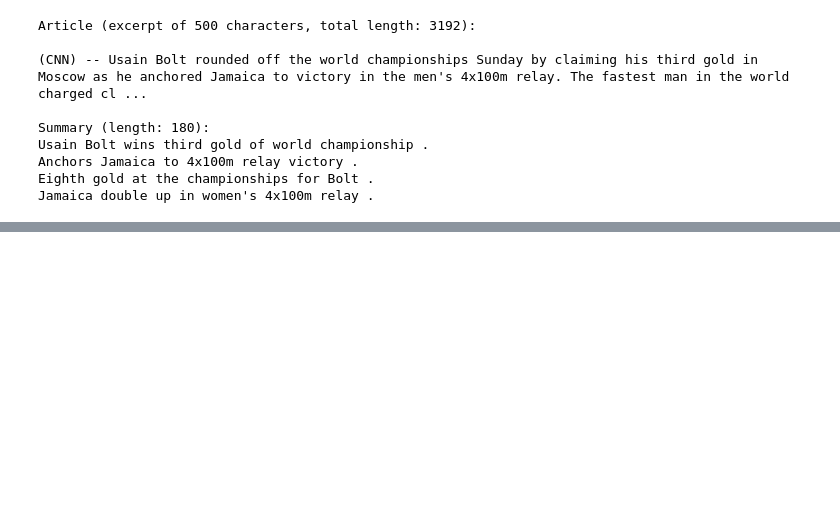
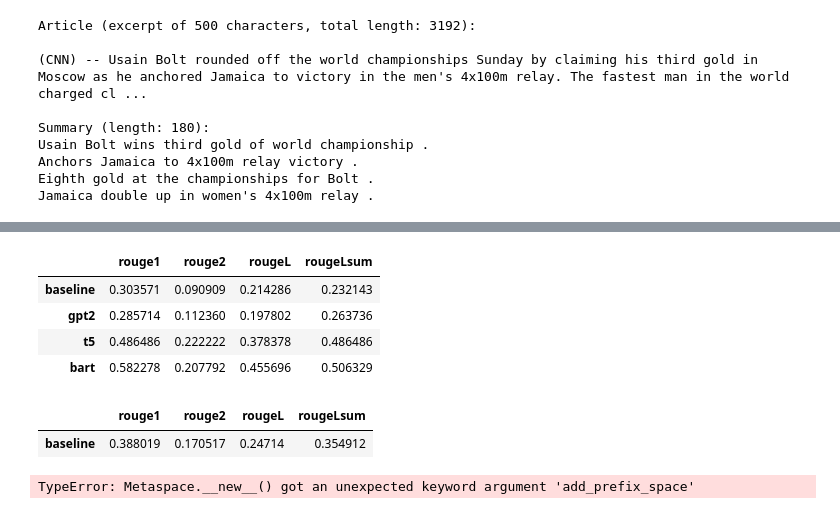
Before and after one commit to thereallexluttor/LLMS, a Jupyter notebook: chapter6.ipynb, the cells around one changed output, grey strips where cells are left out. Saved outputs shown, nothing was run; the diff lists cells and outputs as text; code cells hidden in the pictures; blank space fills up the shorter version.

Commit message:
chapter 6, incomplete. pegasus had an issue.

```diff
--- a/chapter6.ipynb
+++ b/chapter6.ipynb
@@ -30,0 +75,4 @@ Jamaica double up in women's 4x100m relay .
+# %%
+pipe = pipeline("summarization", model="facebook/bart-large-cnn")
+pipe_out = pipe(sample_text)
+summaries["bart"] = "\n".join(sent_tokenize(pipe_out[0]["summary_text"]))
@@ -30,0 +81,4 @@ Jamaica double up in women's 4x100m relay .
+# %%
+pipe = pipeline("summarization", model="google/pegasus-cnn_dailymail")
+pipe_out = pipe(sample_text)
+summaries["pegasus"] = pipe_out[0]["summary_text"].replace(" .<n>", ".\n")
@@ -30,0 +87,8 @@ Jamaica double up in women's 4x100m relay .
+# %%
+print("GROUND TRUTH")
+print(dataset["train"][1]["highlights"])
+print("")
+for model_name in summaries:
+    print(model_name.upper())
+    print(summaries[model_name])
+    print("")
@@ -30,0 +135,18 @@ Jamaica double up in women's 4x100m relay .
+# %%
+rouge_metric = load_metric("rouge")
+# %%
+reference = dataset["train"][1]["highlights"]
+records = []
+rouge_names = ["rouge1", "rouge2", "rougeL", "rougeLsum"]
+for model_name in summaries:
+    rouge_metric.add(prediction=summaries[model_name], reference=reference)
+    score = rouge_metric.compute()
+    rouge_dict = dict((rn, score[rn].mid.fmeasure) for rn in rouge_names)
+    records.append(rouge_dict)
+pd.DataFrame.from_records(records, index=summaries.keys())
+# %% [output]
+|  | rouge1 | rouge2 | rougeL | rougeLsum |
+| baseline | 0.303571 | 0.090909 | 0.214286 | 0.232143 |
+| gpt2 | 0.285714 | 0.112360 | 0.197802 | 0.263736 |
+| t5 | 0.486486 | 0.222222 | 0.378378 | 0.486486 |
+| bart | 0.582278 | 0.207792 | 0.455696 | 0.506329 |
@@ -30,0 +162,8 @@ Jamaica double up in women's 4x100m relay .
+# %%
+test_sampled = dataset["test"].shuffle(seed=42).select(range(1000))
+score = evaluate_summaries_baseline(test_sampled, rouge_metric)
+rouge_dict = dict((rn, score[rn].mid.fmeasure) for rn in rouge_names)
+pd.DataFrame.from_dict(rouge_dict, orient="index", columns=["baseline"]).T
+# %% [output]
+|  | rouge1 | rouge2 | rougeL | rougeLsum |
+| baseline | 0.388019 | 0.170517 | 0.24714 | 0.354912 |
@@ -30,0 +206,13 @@ Jamaica double up in women's 4x100m relay .
+# %%
+# hide_output
+from transformers import AutoModelForSeq2SeqLM, AutoTokenizer
+
+model_ckpt = "google/pegasus-cnn_dailymail"
+tokenizer = AutoTokenizer.from_pretrained(model_ckpt, add_prefix_space=True)
+model = AutoModelForSeq2SeqLM.from_pretrained(model_ckpt).to(device)
+score = evaluate_summaries_pegasus(test_sampled, rouge_metric,
+                                   model, tokenizer, batch_size=8)
+rouge_dict = dict((rn, score[rn].mid.fmeasure) for rn in rouge_names)
+pd.DataFrame(rouge_dict, index=["pegasus"])
+# %% [output]
+TypeError: Metaspace.__new__() got an unexpected keyword argument 'add_prefix_space'
```
Also changed, not shown: parts of 13 cells of this notebook.
